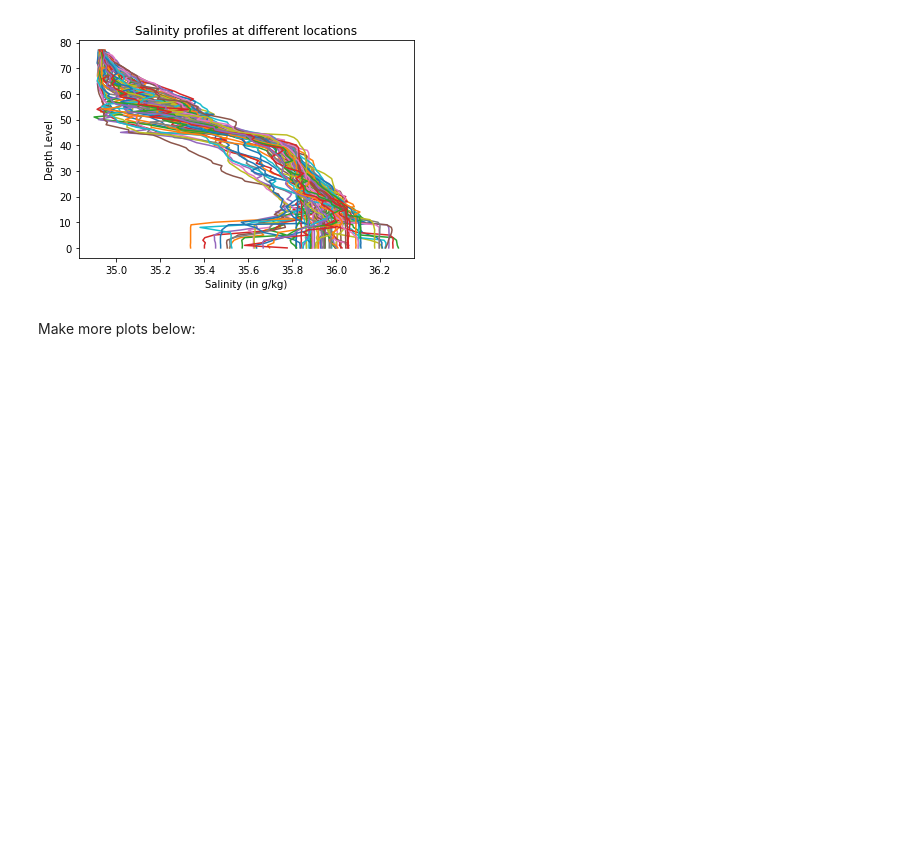
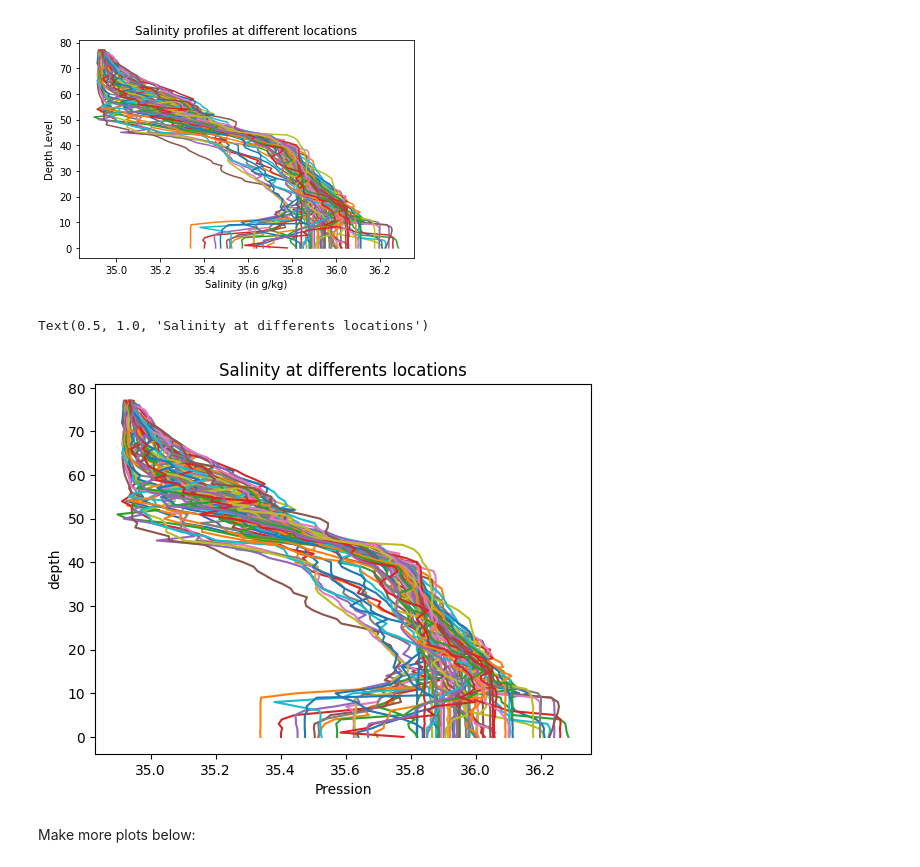
Before and after one commit to Stickyboy69/2023_Intro_Python, a Jupyter notebook: W2_S1.ipynb, the cells around one changed output. Drawn from its saved outputs; the diff is of its cells as text; code cells hidden in the pictures; blank space fills up the shorter version.

```diff
--- a/W2_S1.ipynb
+++ b/W2_S1.ipynb
@@ -74,4 +84,4 @@ level = np.load(files[1])
 # %% [markdown]
 Then, load the files as `numpy` arrays, for instance using list comprehension
 # %%
-T,S,P,date,lat,lon,level = [np.load(___[___]) for ___ in range(___)] #already done
+#T,S,P,date,lat,lon,level = [np.load(___[___]) for ___ in range(___)] #already done
@@ -222,9 +230,12 @@ Hint 2: Each plot should have a line for each column of data. It will look messy
 # %% [markdown]
 ![Salinity_example.png](embedded-picture-1)
 # %%
-plt.plot(___,___); # The semi-colon prevents printing the line objects
-plt.xlabel(___) # Takes a string as argument
-plt.ylabel(___)
-plt.title(___)
+plt.plot(S,level); # The semi-colon prevents printing the line objects
+plt.xlabel('Pression') # Takes a string as argument
+plt.ylabel('depth')
+plt.title('Salinity at differents locations')
+# %% [output]
+Text(0.5, 1.0, 'Salinity at differents locations')
+[figure, added]
 # %% [markdown]
 Make more plots below:
```
Also changed, not shown: parts of 17 cells of this notebook.
